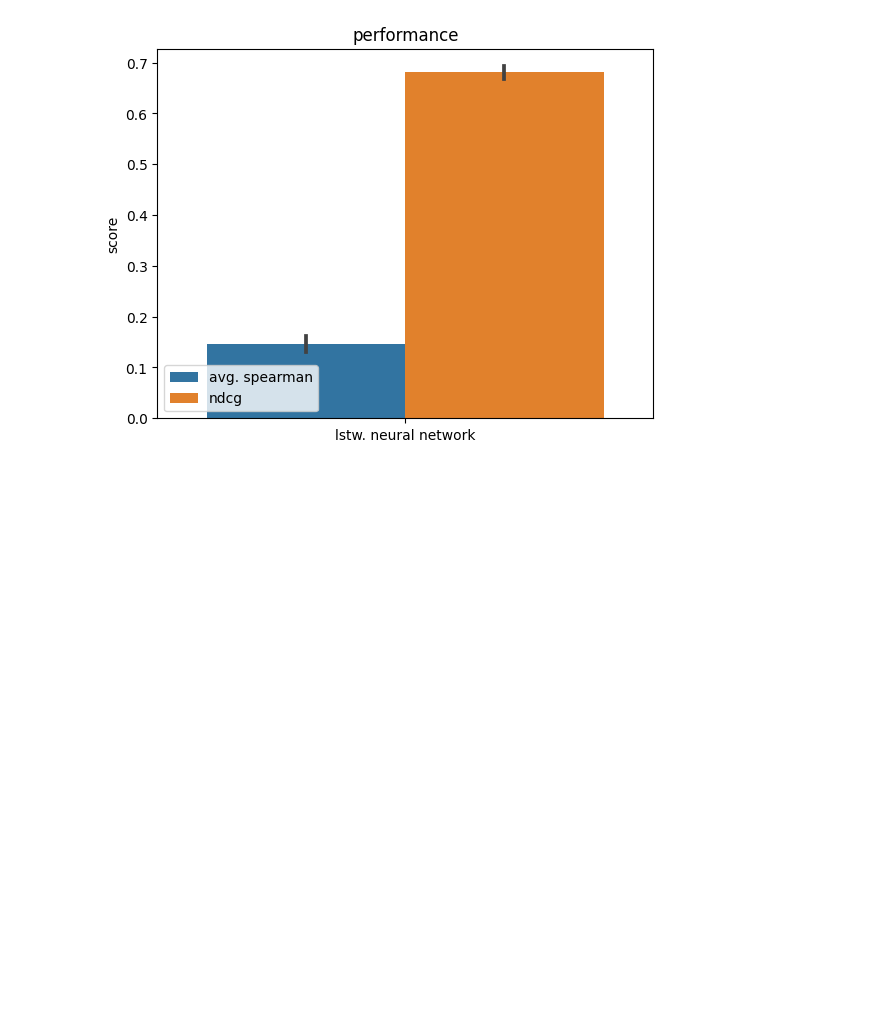
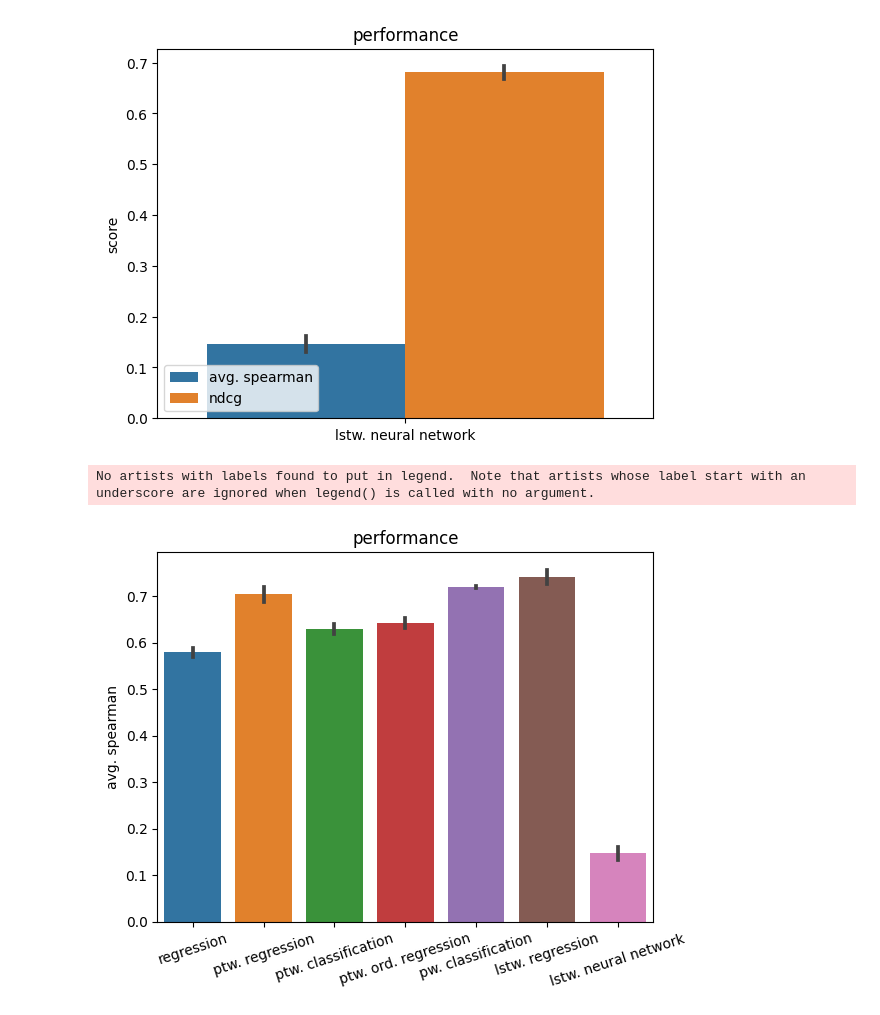
Before and after one commit to Sidies/ranking_encoders, a Jupyter notebook: notebooks/visualization/listwise/diagrams.ipynb, the cells around one changed output. Cells and saved outputs as stored; diff of their text form; code cells hidden in the pictures; blank space fills up the shorter version.

```diff
--- a/notebooks/visualization/listwise/diagrams.ipynb
+++ b/notebooks/visualization/listwise/diagrams.ipynb
@@ -207 +196,29 @@ def plot_full(data, hue_order, name):
+# %%
+data_to_plot = pd.concat([
+    data_by_approach[approach] for approach in [
+        'regression',
+        'ptw. regression',
+        'ptw. classification',
+        'ptw. ord. regression',
+        'pw. classification',
+        'lstw. regression',
+        'lstw. neural network',
+    ]
+])
+data_to_plot = data_to_plot[data_to_plot['tuning'].isna()]
+sns.barplot(
+    x=data_to_plot['approach'],
+    y=data_to_plot['score'],
+)
+plt.title('performance')
+plt.ylabel('avg. spearman')
+plt.xlabel('')
+if len(data_to_plot['approach'].value_counts()) >= 3:
+    plt.xticks(rotation=18)
+plt.legend().set_visible(False)
+plt.savefig('performance.svg', bbox_inches='tight')
+plt.show()
+# %% [output]
+No artists with labels found to put in legend.  Note that artists whose label start with an underscore are ignored when legend() is called with no argument.
+[figure, added]
 # %%
```
Also changed, not shown: parts of 6 cells of this notebook, 2 other files.
